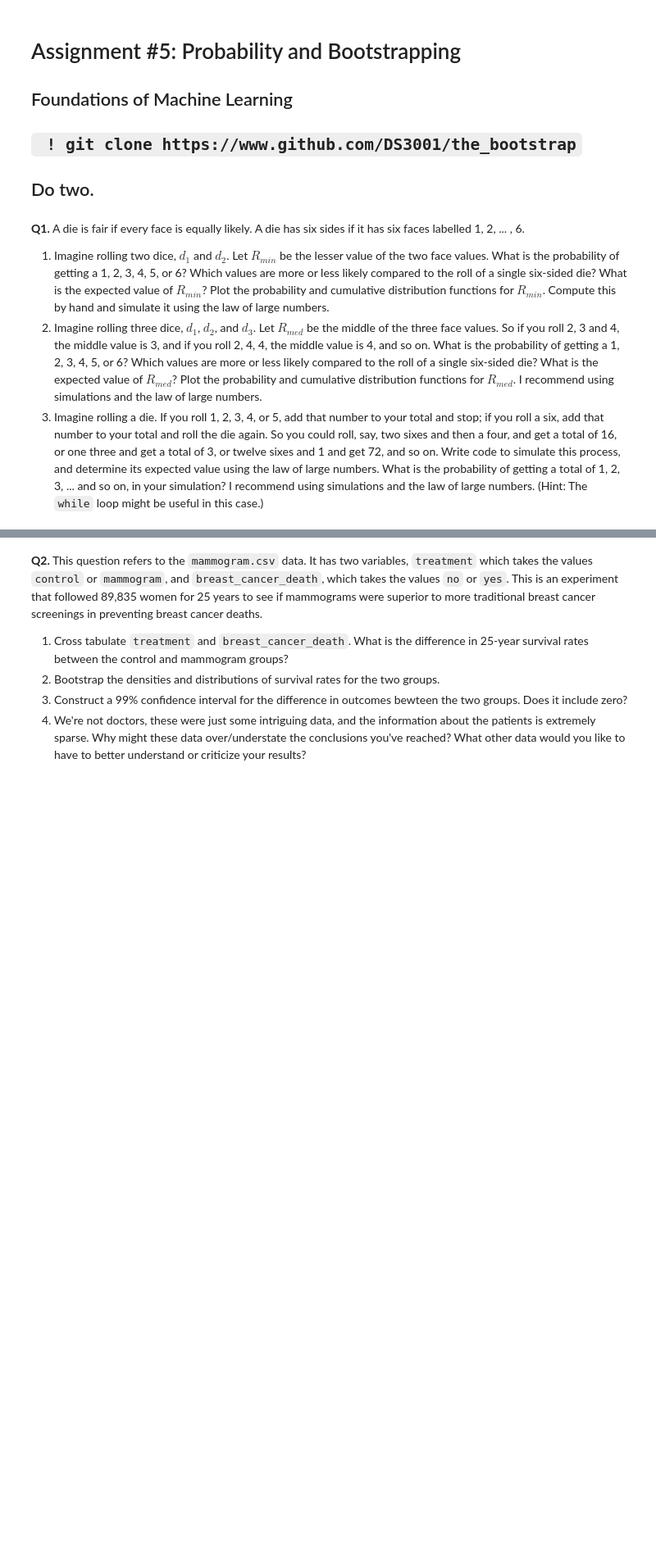
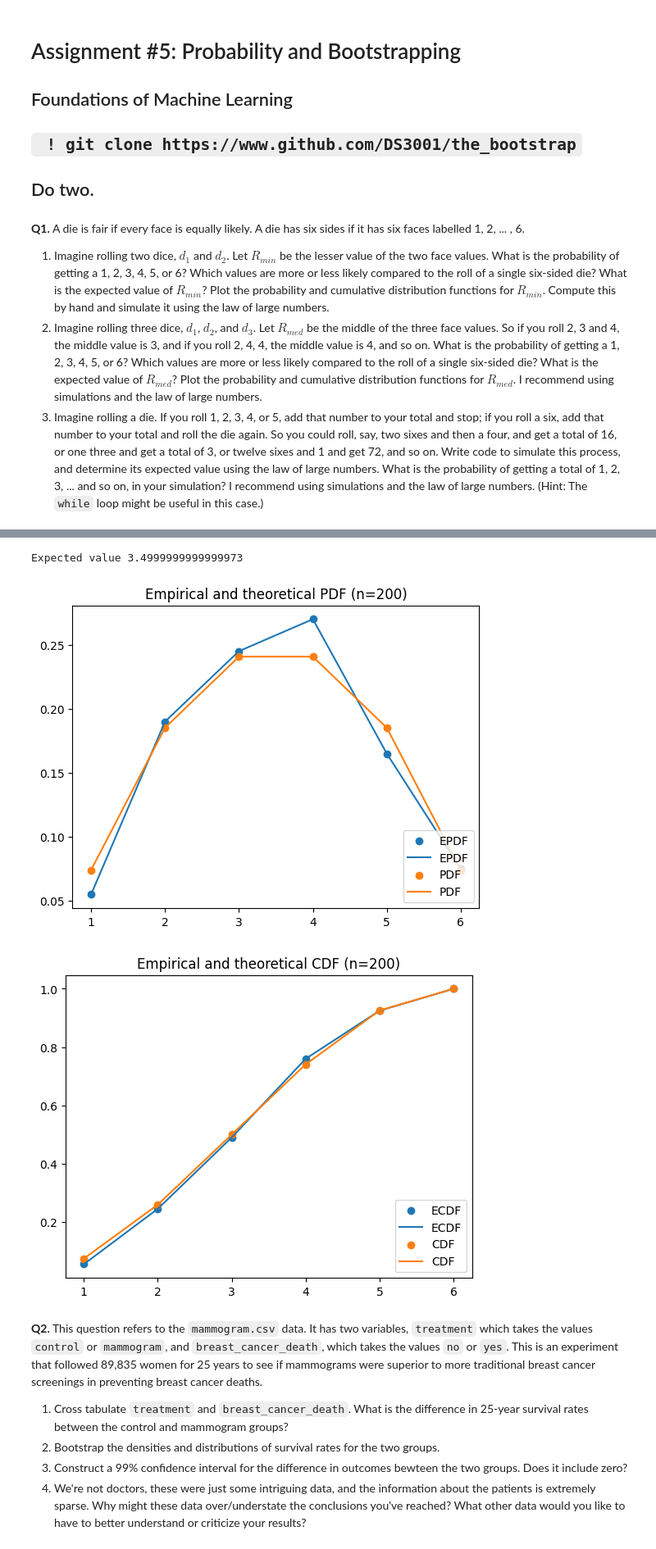
Before and after one commit to 3agleman/the_bootstrap, a Jupyter notebook: assignment_5.ipynb, the cells around one changed output, grey strips where cells are left out. Shown at 82% size. Drawn from its saved outputs; the diff is of its cells as text; code cells hidden in the pictures; blank space fills up the shorter version.

```diff
--- a/assignment_5.ipynb
+++ b/assignment_5.ipynb
@@ -91,3 +86,72 @@ Expected value 1.9444444444444446
+# %%
+# 1.2)
+# Imagine rolling three dice, d1, d2, and d3. Let Rmed be the middle of the three face values.
+# So if you roll 2, 3 and 4, the middle value is 3, and if you roll 2, 4, 4, the middle value is 4, and so on.
+# What is the probability of getting a 1, 2, 3, 4, 5, or 6? Which values are more or less likely compared to the roll of a single six-sided die?
+# What is the expected value of Rmed? Plot the probability and cumulative distribution functions for Rmed.
+# I recommend using simulations and the law of large numbers.
+
+# Simulation
+D = [1,2,3,4,5,6]
+pr = np.zeros(6)
+R = np.arange(1,7,1)
+
+for i in range(6):
+  for j in range(6):
+    for k in range(6):
+      arr = np.array([i,j,k])
+      med = np.median(arr)
+      med = int(med)
+      pr[med] = pr[med] + 1/216
+# It looks like 2, 3, 4, and 5 are all more likely than a regular dice roll (2 and 5 only slightly more so),
+# while 1 and 6 are less likely.
+F = np.cumsum(pr)
+
+expected = pr*D
+expected = sum(expected)
+print('Expected value', expected) # ~3.5 ish
+
+# LLN
+N = 200
+d1 = np.random.choice(D, size = N)
+d2 = np.random.choice(D, size = N)
+d3 = np.random.choice(D, size = N)
+epdf = np.zeros(6)
+ecdf = np.zeros(6)
+
+def rMid():
+  middles = []
+  for i in range(len(d1)):
+    arr = np.array([d1[i],d2[i],d3[i]])
+    med = np.median(arr)
+    med = int(med)
+    middles.append(med)
+  return middles
+
+listik = rMid()
+for i in range(6):
+  epdf[i] = (1/N)*np.sum(listik == R[i])
+  ecdf[i] = (1/N)*np.sum(listik <= R[i])
+
+plt.scatter(R, epdf, label = 'EPDF')
+plt.plot(R, epdf, label = 'EPDF')
+plt.scatter(R, pr, label = 'PDF')
+plt.plot(R, pr, label = 'PDF')
+plt.legend(loc = 'lower right')
+plt.title('Empirical and theoretical PDF (n=200)')
+plt.show()
+
+plt.scatter(R, ecdf, label = 'ECDF')
+plt.plot(R, ecdf, label = 'ECDF')
+plt.scatter(R, F, label = 'CDF')
+plt.plot(R, F, label = 'CDF')
+plt.legend(loc = 'lower right')
+plt.title('Empirical and theoretical CDF (n=200)')
+plt.show()
+# %% [output]
+Expected value 3.4999999999999973
+[figure, added]
+[figure, added]
 # %% [markdown]
 **Q2.** This question refers to the `mammogram.csv` data. It has two variables, `treatment` which takes the values `control` or `mammogram`, and `breast_cancer_death`, which takes the values `no` or `yes`. This is an experiment that followed 89,835 women for 25 years to see if mammograms were superior to more traditional breast cancer screenings in preventing breast cancer deaths.
 
```
Also changed, not shown: parts of 2 cells of this notebook.
